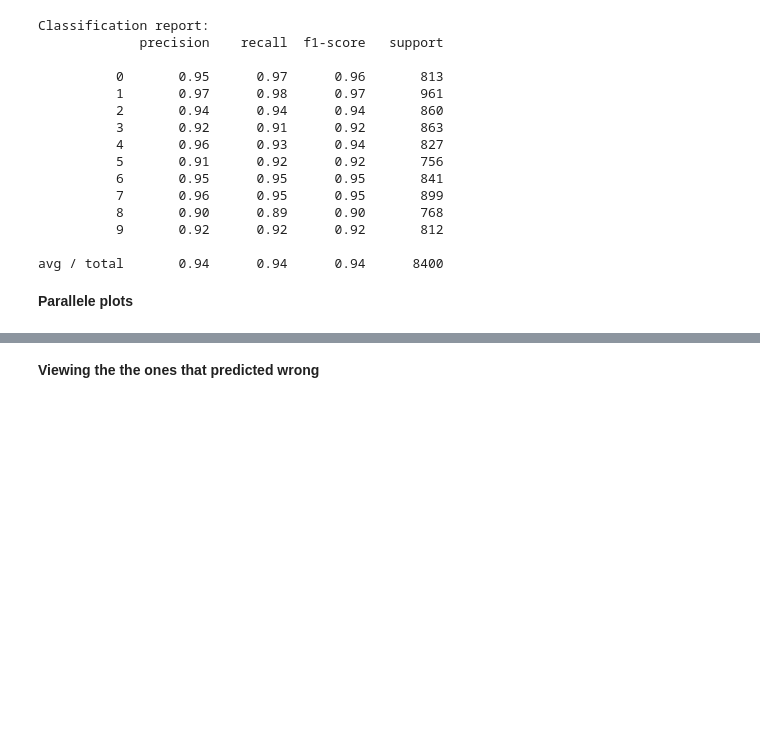
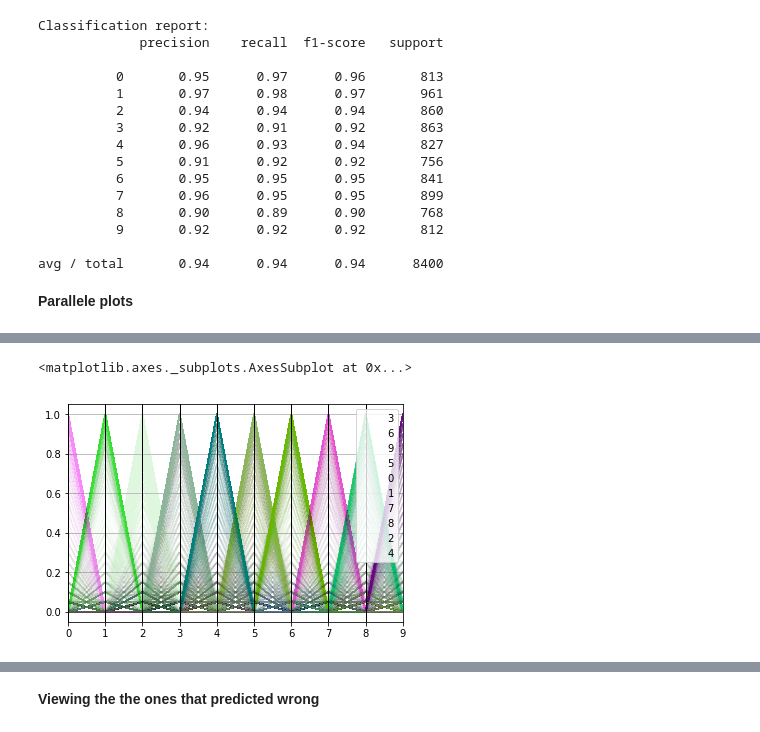
Before and after one commit to sidi-cheikh/Digit_recognizer, a Jupyter notebook: 5_Data_Bagging.ipynb, the cells around one changed output, grey strips where cells are left out. Drawn from its saved outputs; the diff is of its cells as text; code cells hidden in the pictures; blank space fills up the shorter version.

Commit message:
updated NB kNN DataBagging

```diff
--- a/5_Data_Bagging.ipynb
+++ b/5_Data_Bagging.ipynb
@@ -118,0 +106,3 @@ print(np.array(predicted))
+# %%
+prediction_df = pd.DataFrame(data=prediction_proba, columns=range(10))
+prediction_df.head()
@@ -118,0 +116,3 @@ print(np.array(predicted))
+# %%
+prediction_df["class"] = predicted
+prediction_df.head()
@@ -118,0 +126,8 @@ print(np.array(predicted))
+# %%
+# libraries
+from pandas.plotting import parallel_coordinates
+plt.figure()
+parallel_coordinates(prediction_df, 'class', alpha=0.01)
+# %% [output]
+<matplotlib.axes._subplots.AxesSubplot at 0x...>
+[figure, added]
```
Also changed, not shown: parts of 6 cells of this notebook, 1 other file.
